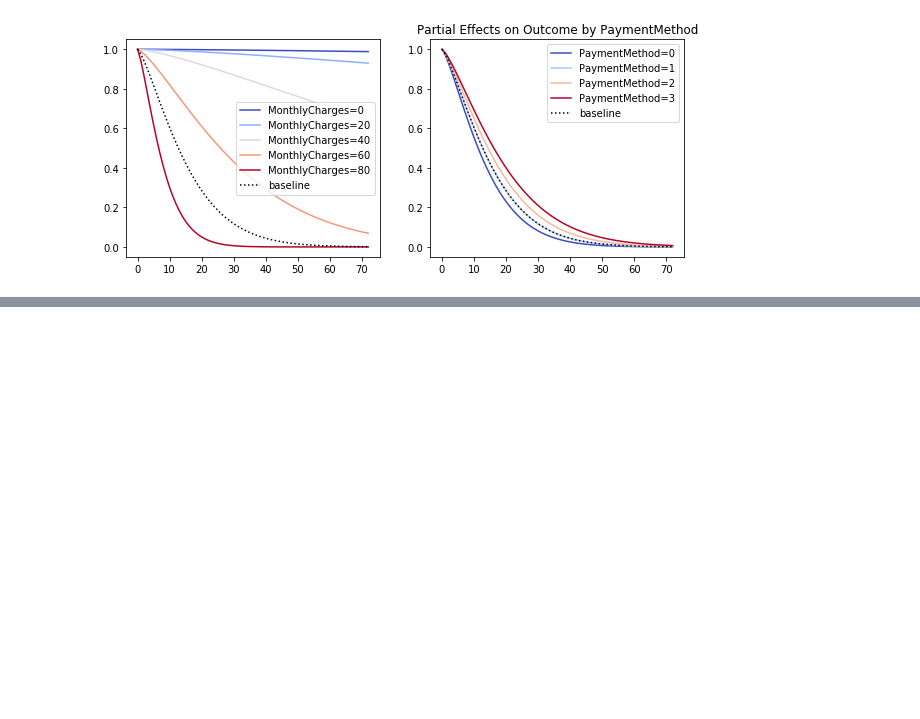
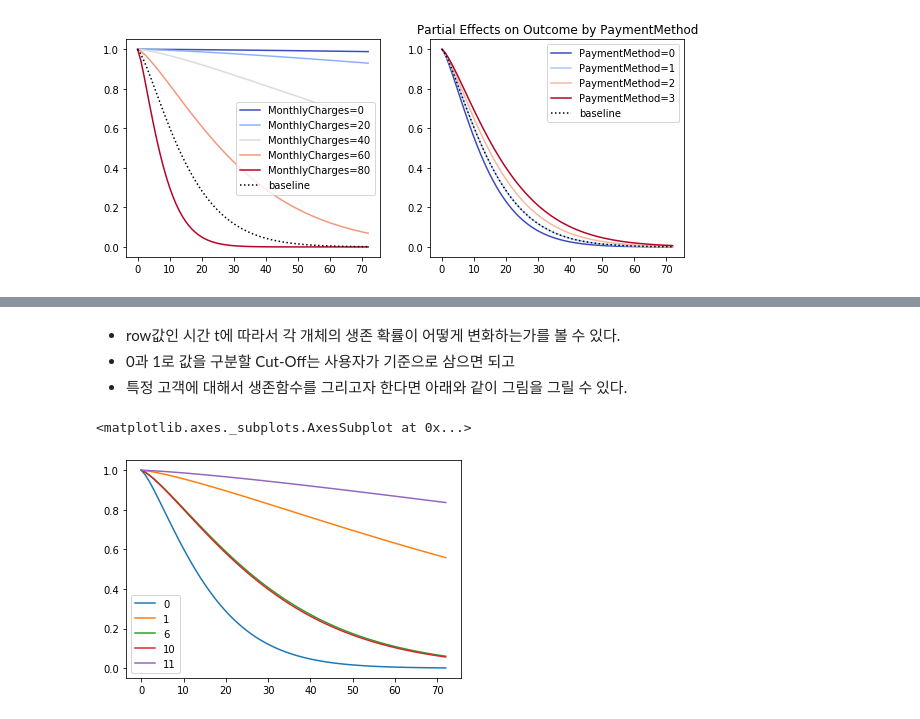
Before and after one commit to seolbluewings/Python, a Jupyter notebook: Accelerated Failure Time Model.ipynb, the cells around one changed output, grey strips where cells are left out. Saved outputs shown, nothing was run; the diff lists cells and outputs as text; code cells hidden in the pictures; blank space fills up the shorter version.

```diff
--- a/Accelerated Failure Time Model.ipynb
+++ b/Accelerated Failure Time Model.ipynb
@@ -221,0 +258,5 @@ E50 =  0.015408281680391878
+# %%
+censored_df = df.loc[~df['Churn'].astype(bool)]
+censored_df_last_obs = censored_df['tenure']
+
+aft.predict_survival_function(censored_df.iloc[:,1:], conditional_after = censored_df_last_obs)
@@ -221,0 +281,9 @@ E50 =  0.015408281680391878
+# %% [markdown]
+- row값인 시간 t에 따라서 각 개체의 생존 확률이 어떻게 변화하는가를 볼 수 있다.
+- 0과 1로 값을 구분할 Cut-Off는 사용자가 기준으로 삼으면 되고
+- 특정 고객에 대해서 생존함수를 그리고자 한다면 아래와 같이 그림을 그릴 수 있다.
+# %%
+aft.predict_survival_function(censored_df.iloc[[0,1,3,6,7],1:]).plot()
+# %% [output]
+<matplotlib.axes._subplots.AxesSubplot at 0x...>
+[figure, added]
```
Also changed, not shown: parts of 11 cells of this notebook.
